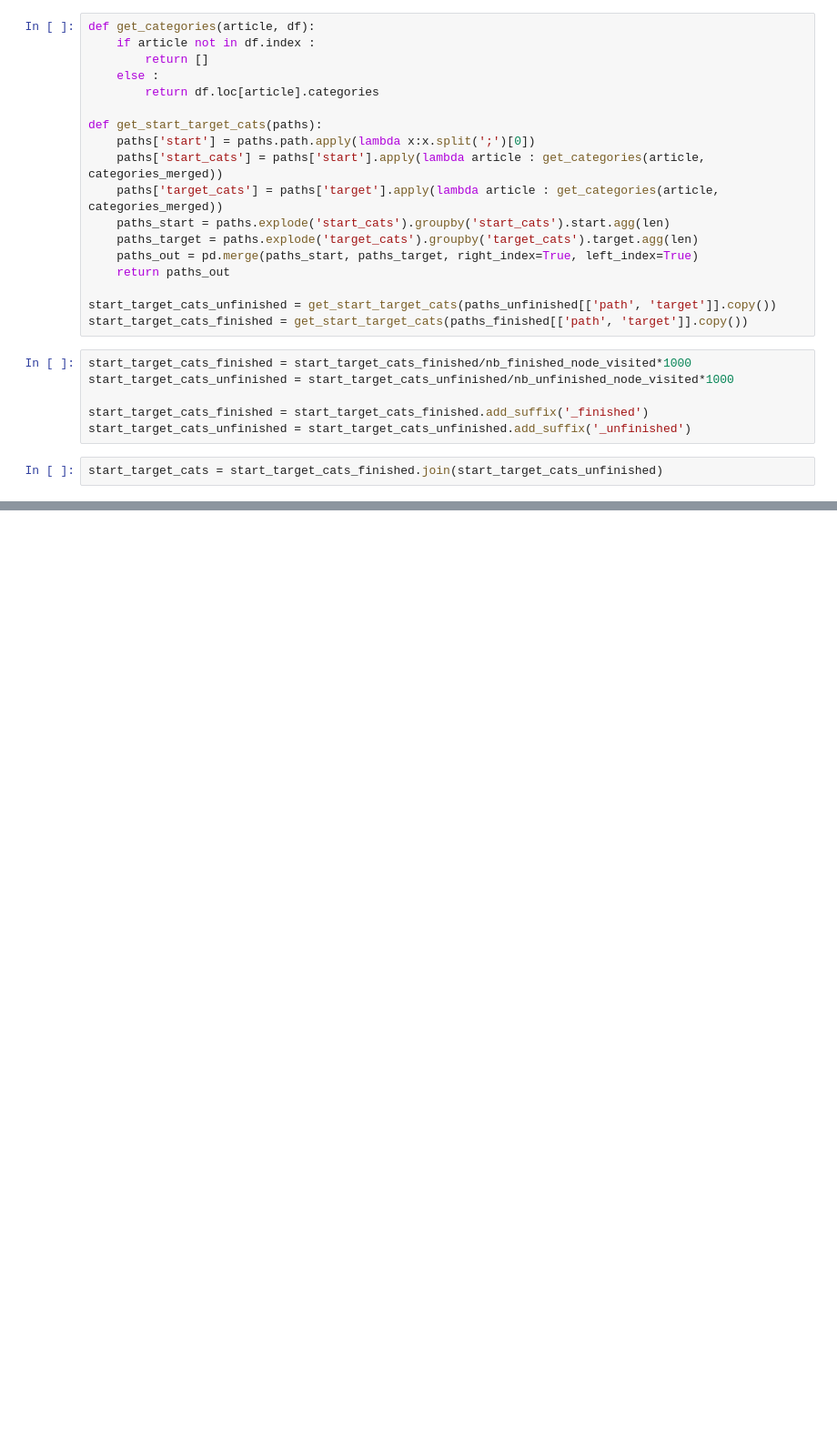
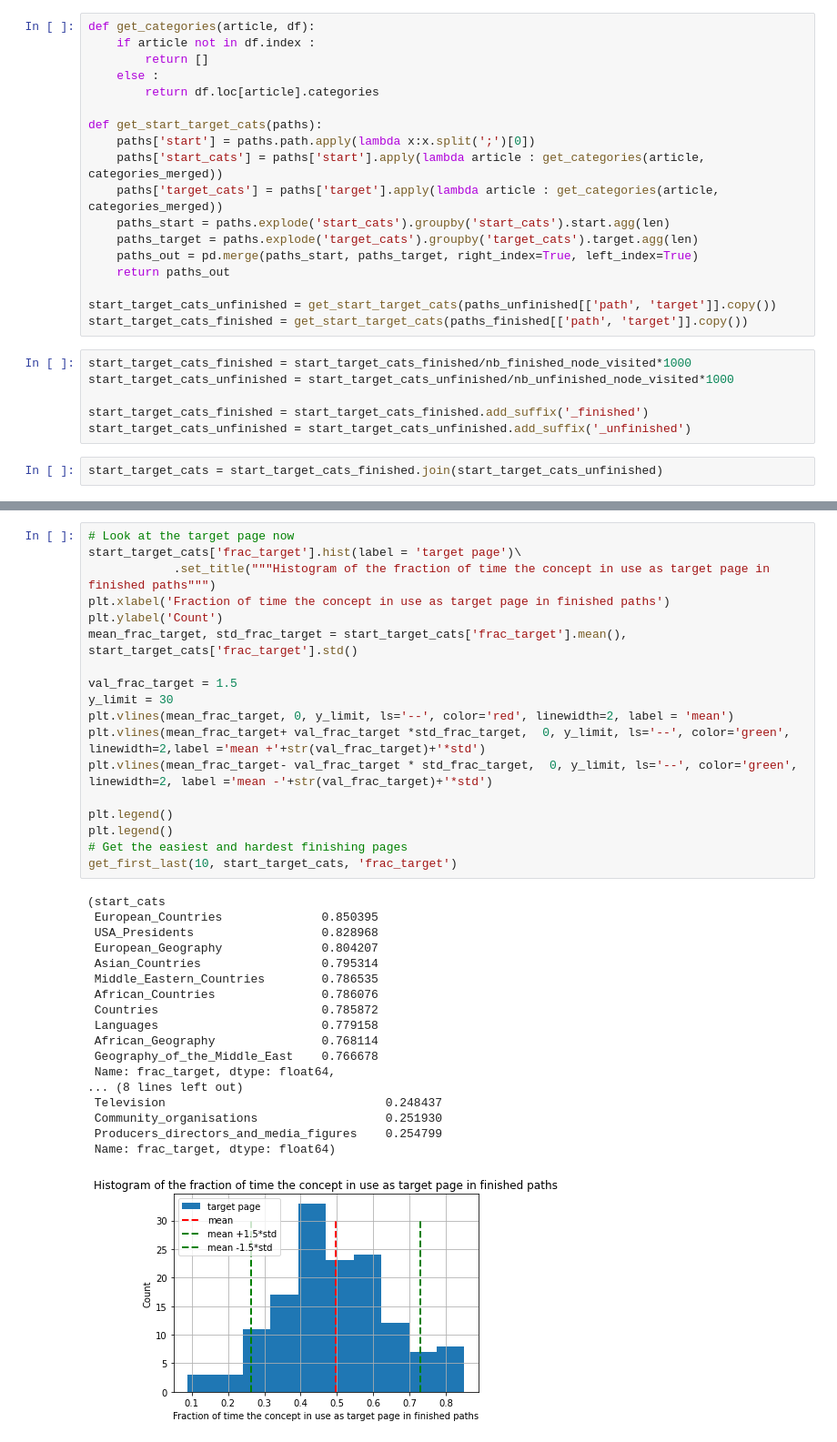
Before and after one commit to epfl-ada/ada-2022-project-7yobananaboy7, a Jupyter notebook: Cluster pages .ipynb, the cells around one changed output, grey strips where cells are left out. Shown at 91% size. Saved outputs shown, nothing was run; the diff lists cells and outputs as text; blank space fills up the shorter version.

```diff
--- a/Cluster pages .ipynb
+++ b/Cluster pages .ipynb
@@ -408,0 +430,37 @@ get_first_last(10, start_target_cats, 'weighted_diff_target')
+# %%
+# Look at the target page now
+start_target_cats['frac_target'].hist(label = 'target page')\
+            .set_title("""Histogram of the fraction of time the concept in use as target page in finished paths""")
+plt.xlabel('Fraction of time the concept in use as target page in finished paths')
+plt.ylabel('Count')
+mean_frac_target, std_frac_target = start_target_cats['frac_target'].mean(), start_target_cats['frac_target'].std()
+
+val_frac_target = 1.5
+y_limit = 30
+plt.vlines(mean_frac_target, 0, y_limit, ls='--', color='red', linewidth=2, label = 'mean')
+plt.vlines(mean_frac_target+ val_frac_target *std_frac_target,  0, y_limit, ls='--', color='green', linewidth=2,label ='mean +'+str(val_frac_target)+'*std')
+plt.vlines(mean_frac_target- val_frac_target * std_frac_target,  0, y_limit, ls='--', color='green', linewidth=2, label ='mean -'+str(val_frac_target)+'*std')
+
+plt.legend()
+plt.legend()
+# Get the easiest and hardest finishing pages
+get_first_last(10, start_target_cats, 'frac_target')
+# %% [output]
+(start_cats
+ European_Countries              0.850395
+ USA_Presidents                  0.828968
+ European_Geography              0.804207
+ Asian_Countries                 0.795314
+ Middle_Eastern_Countries        0.786535
+ African_Countries               0.786076
+ Countries                       0.785872
+ Languages                       0.779158
+ African_Geography               0.768114
+ Geography_of_the_Middle_East    0.766678
+ Name: frac_target, dtype: float64,
+... (8 lines left out)
+ Television                               0.248437
+ Community_organisations                  0.251930
+ Producers_directors_and_media_figures    0.254799
+ Name: frac_target, dtype: float64)
+[figure, added]
```
Also changed, not shown: parts of 31 cells of this notebook, 2 other files.
